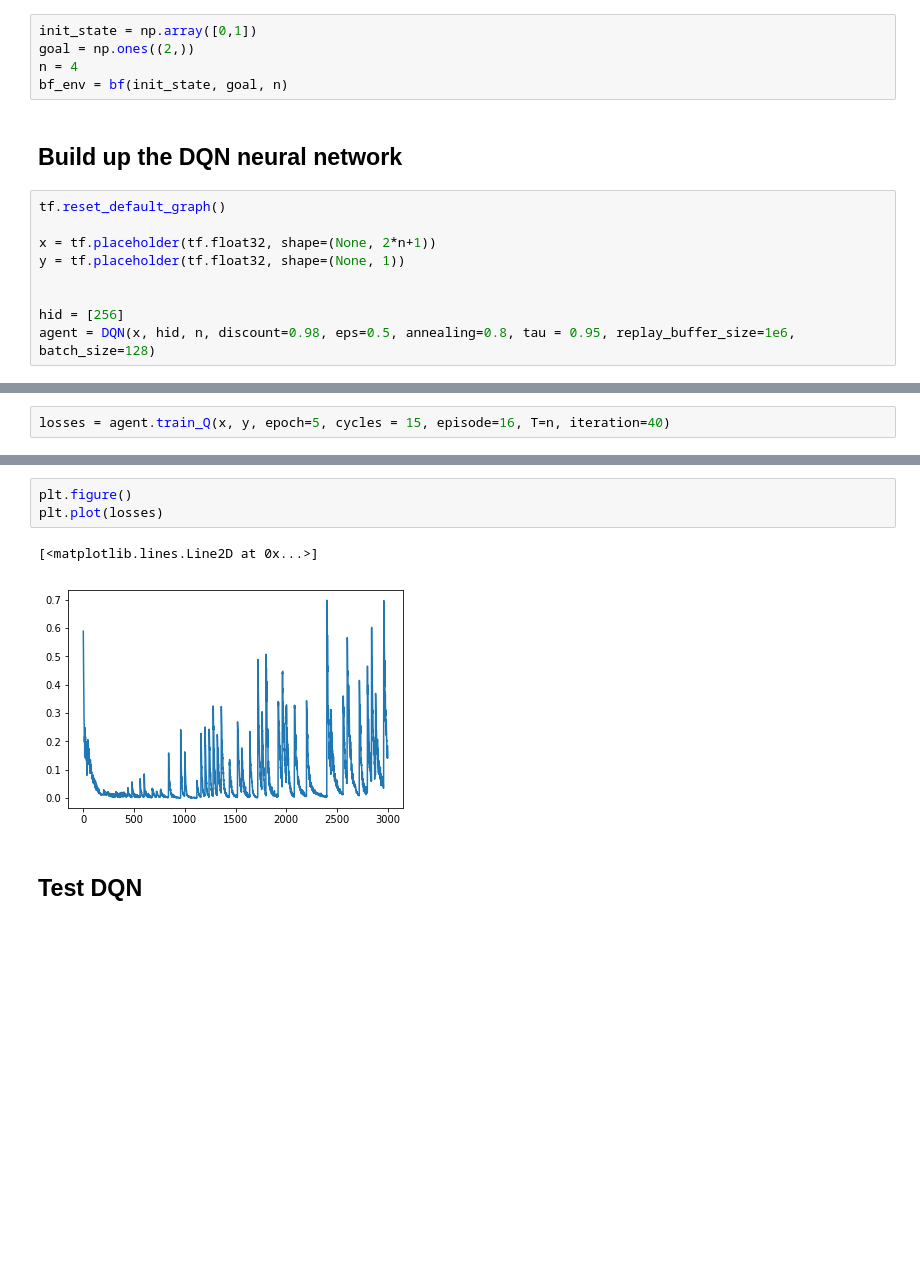
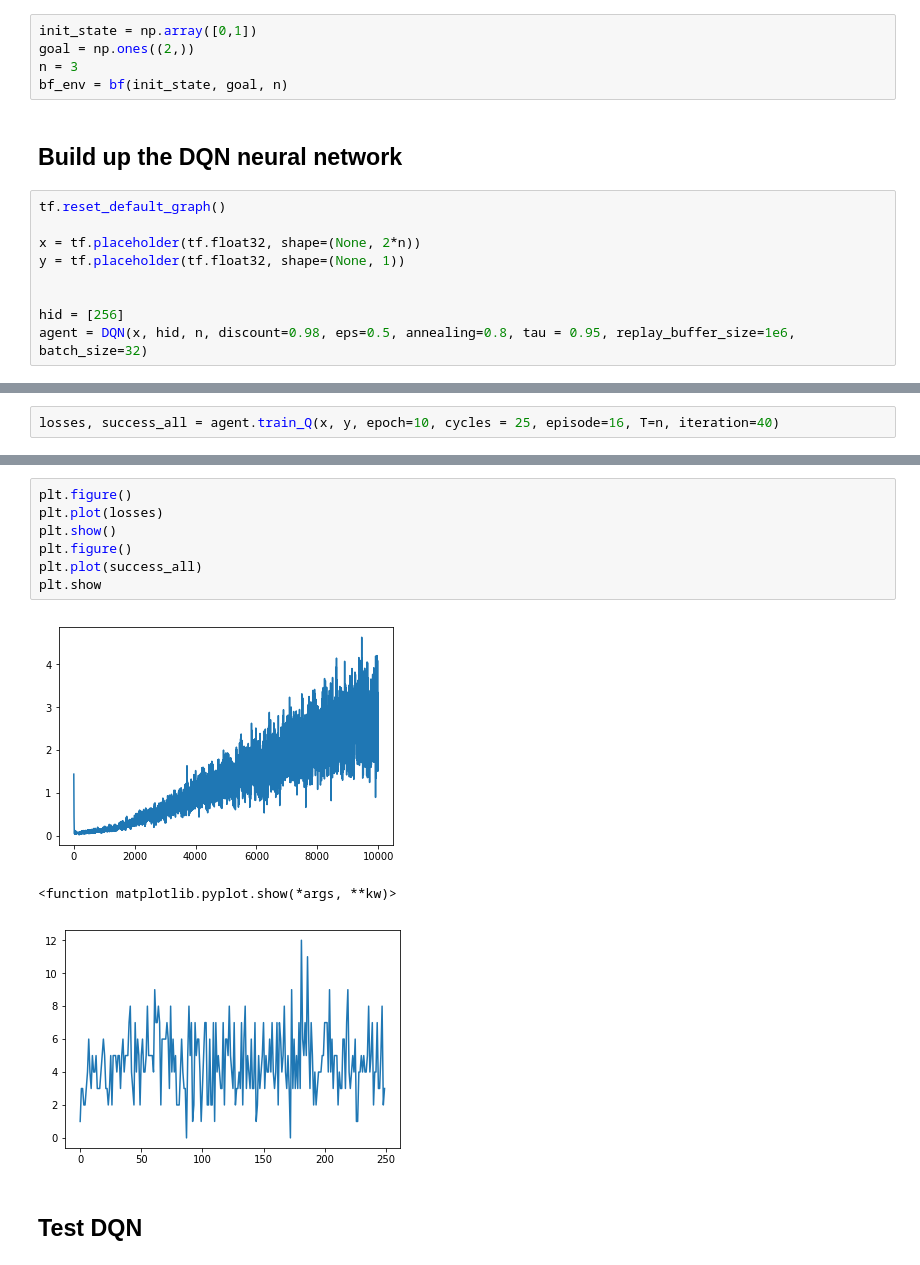
Before and after one commit to BingyuZhou/Hindsight, a Jupyter notebook: DQN/BitFlipping_DQN.ipynb, the cells around one changed output, grey strips where cells are left out. Drawn from its saved outputs; the diff is of its cells as text; blank space fills up the shorter version.

```diff
--- a/DQN/BitFlipping_DQN.ipynb
+++ b/DQN/BitFlipping_DQN.ipynb
@@ -26,16 +24,16 @@ np.set_printoptions(1000000)
 # %%
 init_state = np.array([0,1])
 goal = np.ones((2,))
-n = 4
+n = 3
 bf_env = bf(init_state, goal, n)
 # %% [markdown]
 ## Build up the DQN neural network
 # %%
 tf.reset_default_graph()
 
-x = tf.placeholder(tf.float32, shape=(None, 2*n+1))
+x = tf.placeholder(tf.float32, shape=(None, 2*n))
 y = tf.placeholder(tf.float32, shape=(None, 1))
 
 
 hid = [256]
-agent = DQN(x, hid, n, discount=0.98, eps=0.5, annealing=0.8, tau = 0.95, replay_buffer_size=1e6, batch_size=128)
+agent = DQN(x, hid, n, discount=0.98, eps=0.5, annealing=0.8, tau = 0.95, replay_buffer_size=1e6, batch_size=32)
@@ -46,3 +40,3 @@ Use the retry module or similar alternatives.
 # %%
-losses = agent.train_Q(x, y, epoch=5, cycles = 15, episode=16, T=n, iteration=40)
+losses, success_all = agent.train_Q(x, y, epoch=10, cycles = 25, episode=16, T=n, iteration=40)
 # %% [output]
@@ -66,9 +60,14 @@ Epoch 4 Episode 15: loss is 0.142
 # %%
 plt.figure()
 plt.plot(losses)
+plt.show()
+plt.figure()
+plt.plot(success_all)
+plt.show
 # %% [output]
+[figure, new version]
-[<matplotlib.lines.Line2D at 0x...>]
+<function matplotlib.pyplot.show(*args, **kw)>
-[figure, old version]
+[figure, added]
 # %% [markdown]
 ## Test DQN
 # %%
```
Also changed, not shown: parts of 8 cells of this notebook, 2 other files.
